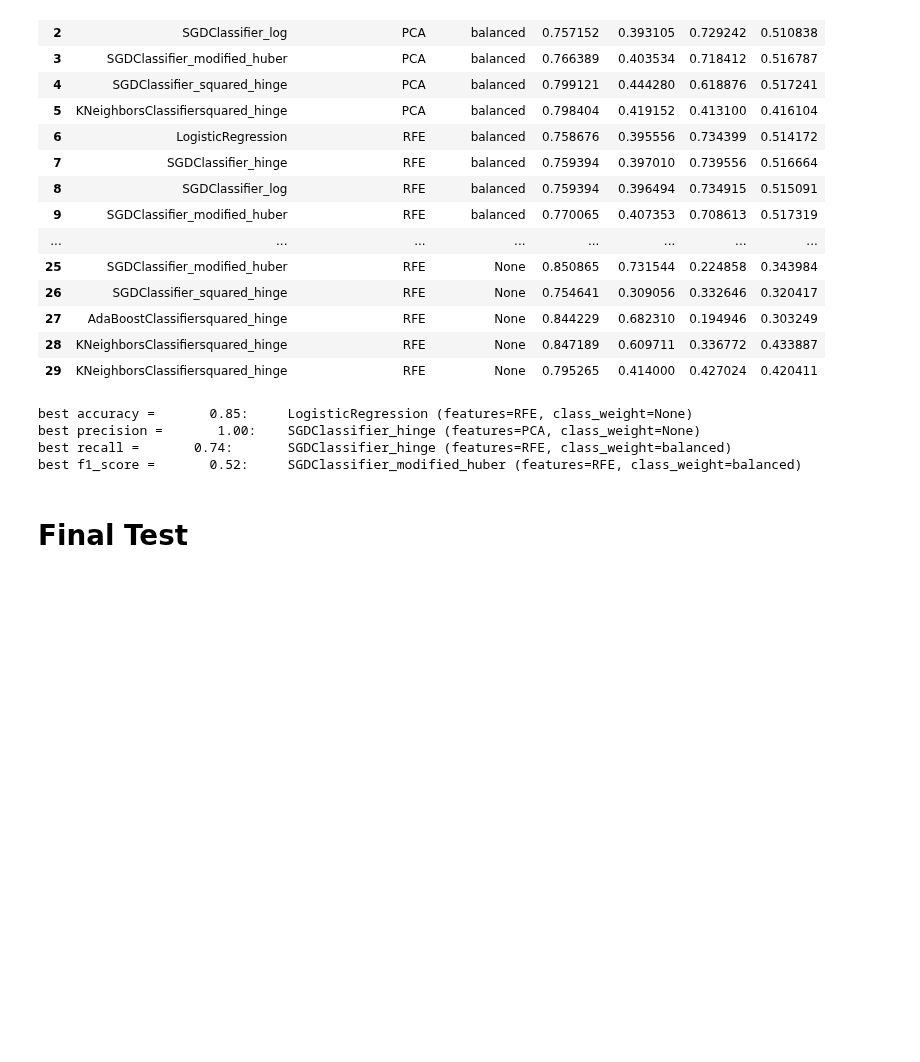
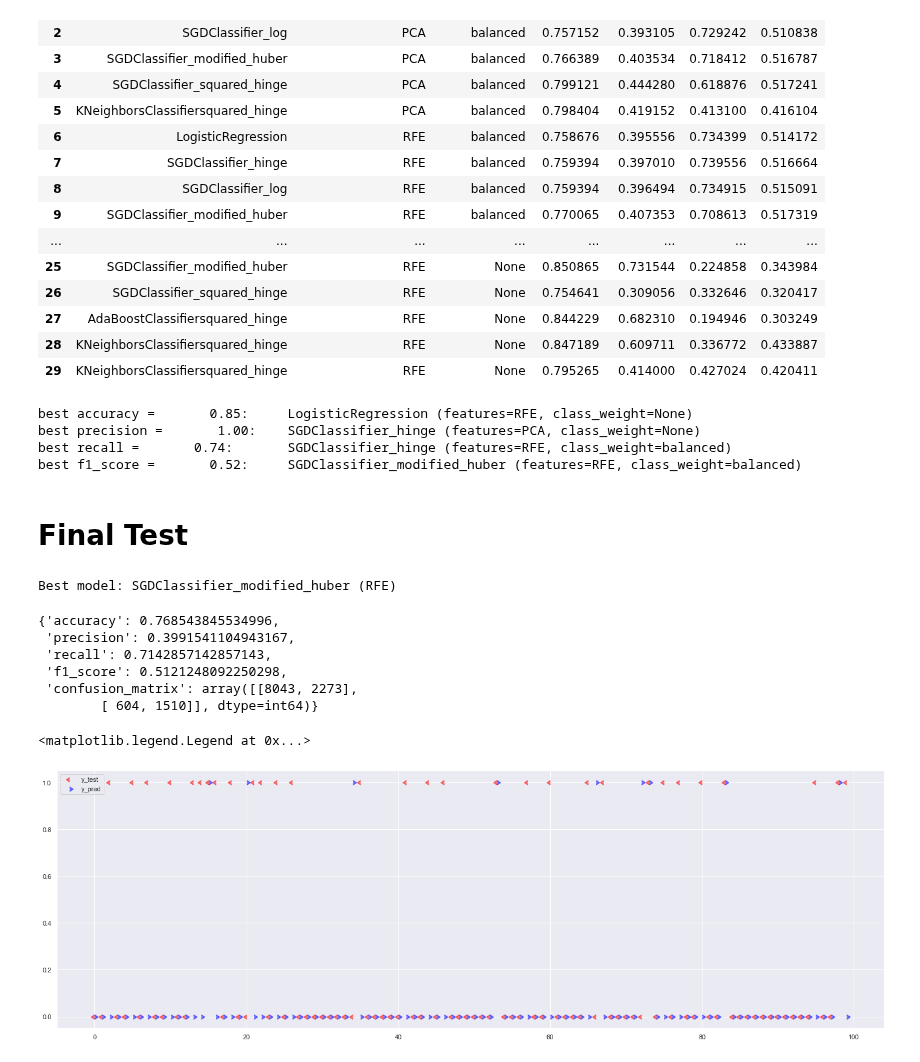
Before and after one commit to AgustinBaffo/CEIA, a Jupyter notebook: 03 - Analisis de Datos/TP-Final/3_BinaryClassifier.ipynb, the cells around one changed output. Drawn from its saved outputs; the diff is of its cells as text; code cells hidden in the pictures; blank space fills up the shorter version.

```diff
--- a/03 - Analisis de Datos/TP-Final/3_BinaryClassifier.ipynb
+++ b/03 - Analisis de Datos/TP-Final/3_BinaryClassifier.ipynb
@@ -316,0 +337,54 @@ best f1_score =       0.52:     SGDClassifier_modified_huber (features=RFE, clas
+# %%
+# # Remove NaN (no needed)
+df_test_processed = df_test_processed[df_test_processed['RainTomorrow'].notna()]
+
+# # Split X, y
+X_test = df_test_processed.drop(['RainTomorrow','RainfallTomorrow'],axis=1)
+y_test = df_test_processed.RainTomorrow
+
+# # Select and print best_model
+print('Best model: '+str(models_df.iloc[models_df['f1_score'].argmax()]['name'])+ " (" \
+    + str(models_df.iloc[models_df['f1_score'].argmax()]['features_selection'])+")")
+best_model = models_df.iloc[models_df['f1_score'].argmax()]['model']
+# %% [output]
+Best model: SGDClassifier_modified_huber (RFE)
+# %%
+# Transform PCA
+# X_test_trf = pca.transform(X_test)
+
+# Transform RFE
+X_test_trf = X_test[selected_cols]
+
+# Predict
+y_pred = best_model.predict(X_test_trf)
+
+# Get metrics
+test_metrics={
+    "accuracy":         metrics.accuracy_score(y_test, y_pred),
+    "precision":        metrics.precision_score(y_test, y_pred),
+    "recall":           metrics.recall_score(y_test, y_pred),
+    "f1_score":         metrics.f1_score(y_test, y_pred),
+    "confusion_matrix": metrics.confusion_matrix(y_test, y_pred)
+}
+
+test_metrics
+# %% [output]
+{'accuracy': 0.768543845534996,
+ 'precision': 0.3991541104943167,
+ 'recall': 0.7142857142857143,
+ 'f1_score': 0.5121248092250298,
+ 'confusion_matrix': array([[8043, 2273],
+        [ 604, 1510]], dtype=int64)}
+# %%
+TRUNC = 100 #-1: do not trunc
+x = np.linspace(0,y_test.shape[0]-1,y_test.shape[0])
+plt.figure(figsize=(25,8))
+# plt.plot(x[0:TRUNC],y_test[0:TRUNC],'-o',alpha=.8)
+# plt.plot(x[0:TRUNC],y_pred[0:TRUNC],'-x',alp ha=.5)
+plt.scatter(x[0:TRUNC],y_pred[0:TRUNC],color='red',alpha=.5, marker=8,s=60, label="y_test")
+plt.scatter(x[0:TRUNC],y_test[0:TRUNC],color='blue',alpha=.5, marker=9,s=60, label="y_pred")
+plt.legend()
+# plt.plot(x[0:TRUNC],y_pred[0:TRUNC])
+# %% [output]
+<matplotlib.legend.Legend at 0x...>
+[figure, added]
```
Also changed, not shown: parts of 2 cells of this notebook, 6 other files.
